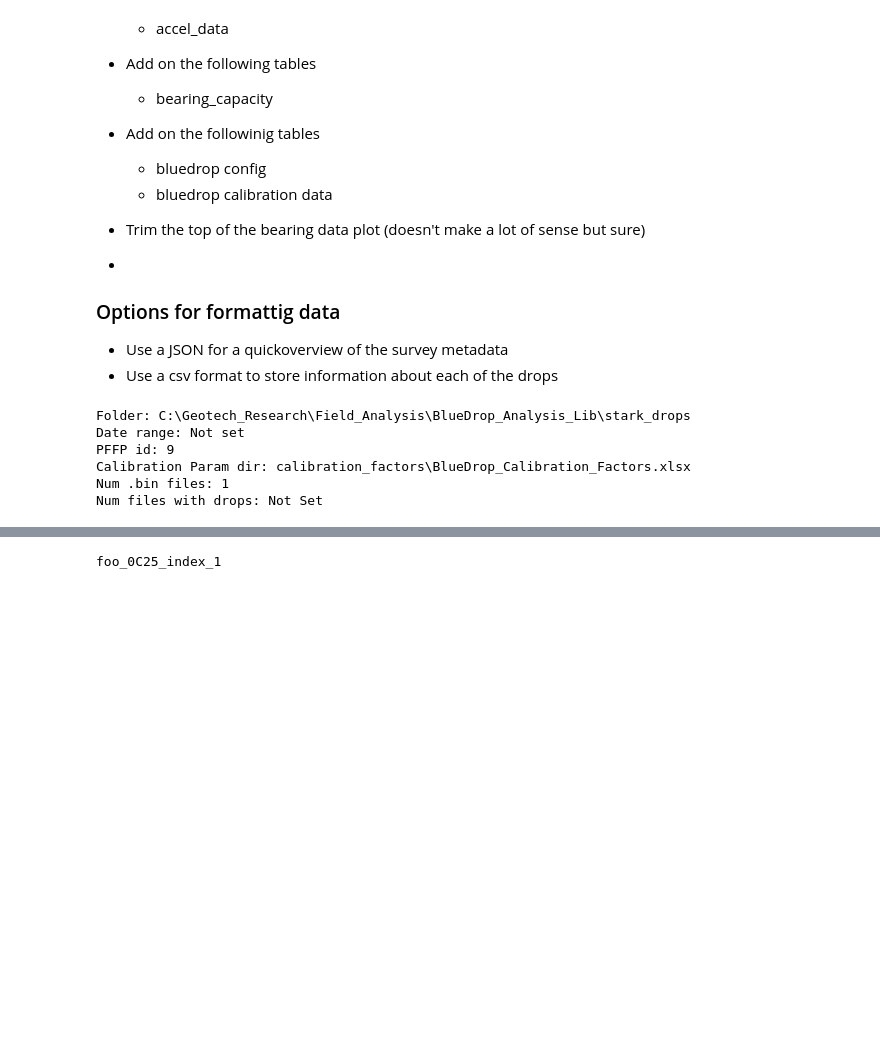
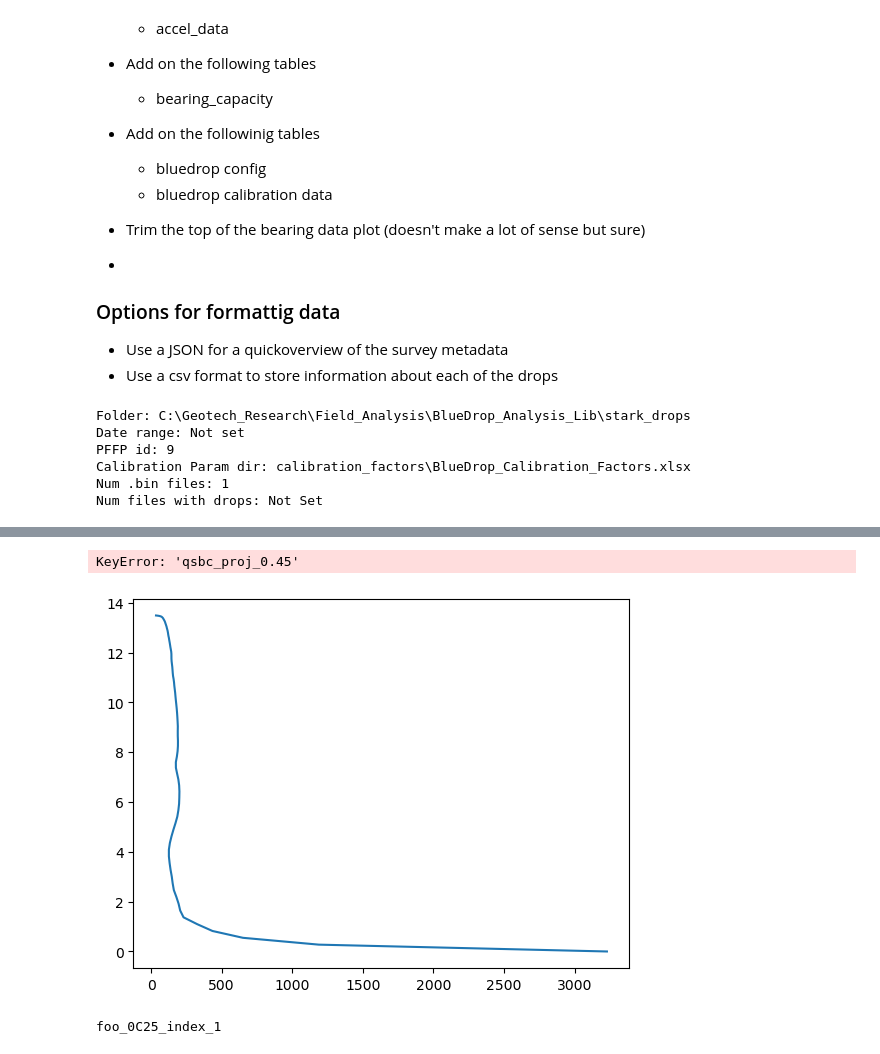
Before and after one commit to stevADUS/BlueDrop_Analysis_Lib, a Jupyter notebook: BlueDrop_Analysis_example_v3.ipynb, the cells around one changed output, grey strips where cells are left out. Cells and saved outputs as stored; diff of their text form; code cells hidden in the pictures; blank space fills up the shorter version.

```diff
--- a/BlueDrop_Analysis_example_v3.ipynb
+++ b/BlueDrop_Analysis_example_v3.ipynb
@@ -109,0 +163,9 @@ Progress processing drops in files...
+# %%
+qsbc_vals = [0.2, 0.5, 0.9, 1.2, 1.5]
+
+for name in ["mantle", "projected"]:
+    drop.calc_drop_contact_area(area_type = name)
+    drop.calc_drop_dynamic_bearing(area_type = name)
+    for val in qsbc_vals:
+        drop.calc_drop_qs_bearing(k_factor = val, area_type = name)
+        drop.calc_drop_qs_bearing(k_factor = val, area_type = name)
@@ -110,3 +206,25 @@ Progress processing drops in files...
+# %%
+qsbc_vals = [0.2, 0.45, 0.9, 1.2, 1.5]
+
+displacement = drop.impulse_df["displacement"]
+df = drop.bearing_dfs["projected"]
+
+end = -17
+for val in qsbc_vals:
+    column = "qsbc_proj_{}".format(val)
+    k_name=  "k = {}".format(val)
+    bearing = df[column][:end]
+    bearing = bearing/1e3
+    plt.plot(bearing, displacement[:end] * 100, label= k_name)
+
+plt.legend()
+plt.gca().invert_yaxis()
+plt.ylabel("Penetration Depth (cm)")
+plt.xlabel("QSBC (kPa)")
+plt.show()
+# %% [output]
+KeyError: 'qsbc_proj_0.45'
+[figure, added]
 # %%
 # Make the drop id
 drop.make_drop_name()
```
Also changed, not shown: parts of 23 cells of this notebook, 8 other files.
